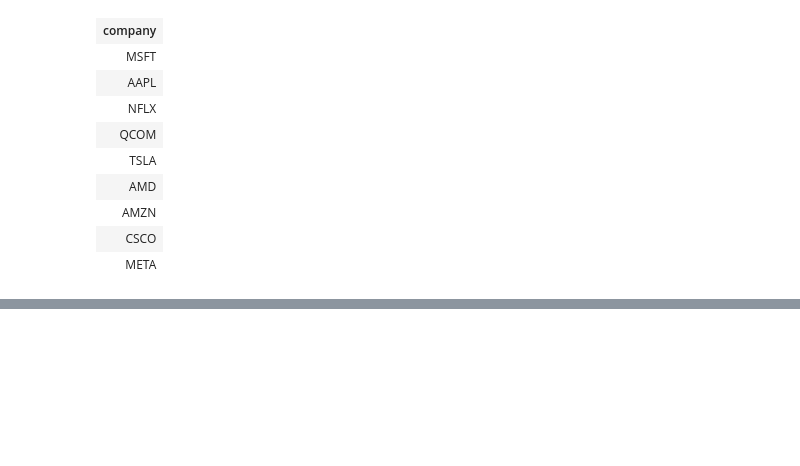
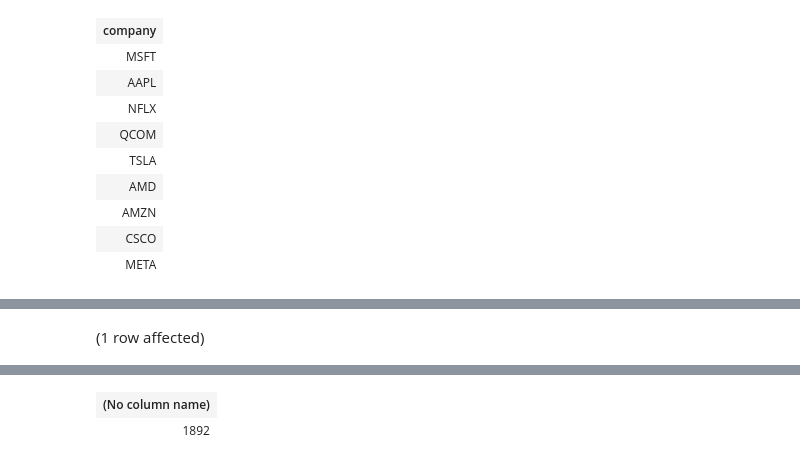
Before and after one commit to bradleytkay/stock_market_analysis, a Jupyter notebook: step_2_cleaning.ipynb, the cells around one changed output, grey strips where cells are left out. Drawn from its saved outputs; the diff is of its cells as text; code cells hidden in the pictures; blank space fills up the shorter version.

```diff
--- a/step_2_cleaning.ipynb
+++ b/step_2_cleaning.ipynb
@@ -283,0 +325,22 @@ Total execution time: 00:00:00.263
+# %%
+-- Count the number of outliers
+
+WITH Percentiles AS (
+    SELECT TOP 1
+        PERCENTILE_CONT(0.25) WITHIN GROUP (ORDER BY [open]) OVER () AS Q1,
+        PERCENTILE_CONT(0.75) WITHIN GROUP (ORDER BY [open]) OVER () AS Q3
+    FROM stock_data
+),
+Bounds AS (
+    SELECT
+        (Q3 - Q1) AS IQR,
+        (Q1 - 1.5 * (Q3 - Q1)) AS Lower_Bound,
+        (Q3 + 1.5 * (Q3 - Q1)) AS Upper_Bound
+    FROM Percentiles
+)
+SELECT COUNT(*)
+FROM stock_data
+WHERE [open] < (SELECT TOP 1 Lower_Bound FROM Bounds)
+   OR [open] > (SELECT TOP 1 Upper_Bound FROM Bounds);
+# %% [output]
+(1 row affected)
@@ -283,0 +348,2 @@ Total execution time: 00:00:00.263
+| (No column name) |
+| 1892 |
```
Also changed, not shown: parts of 4 cells of this notebook.
